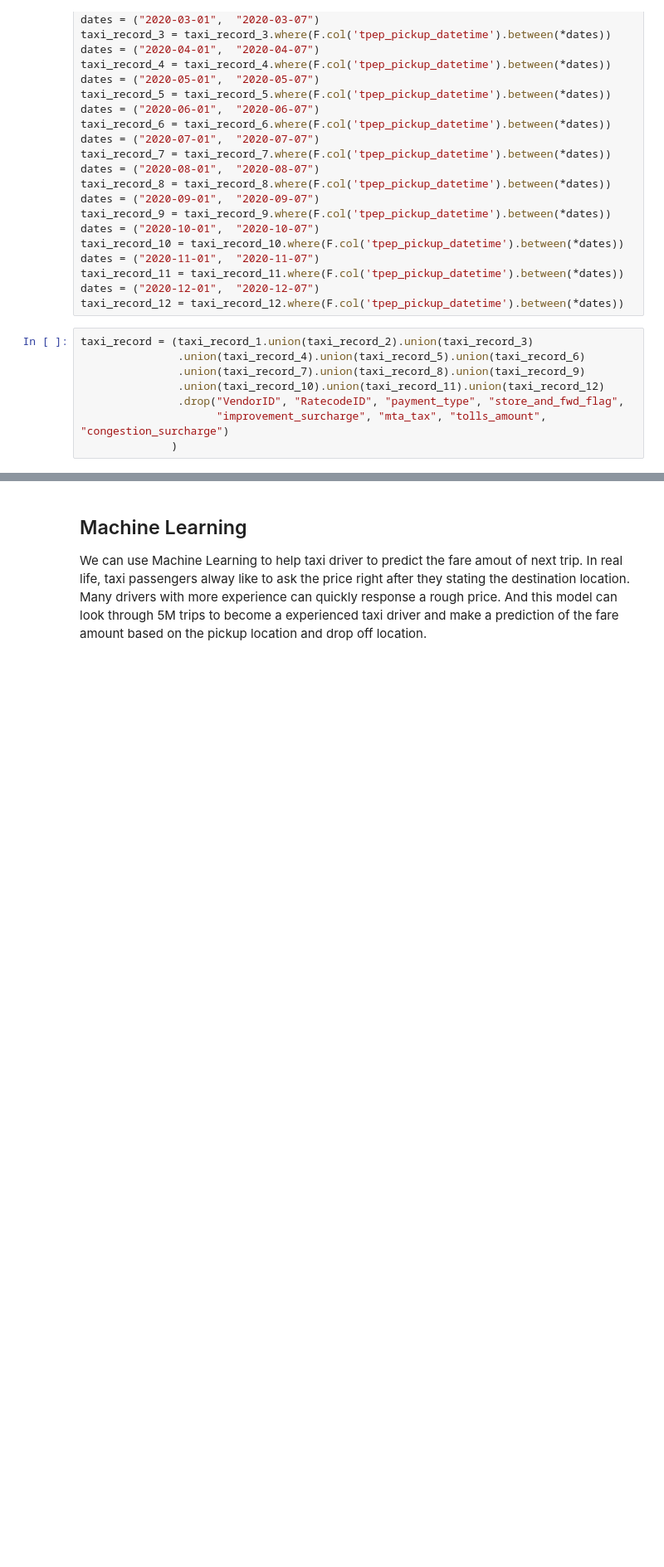
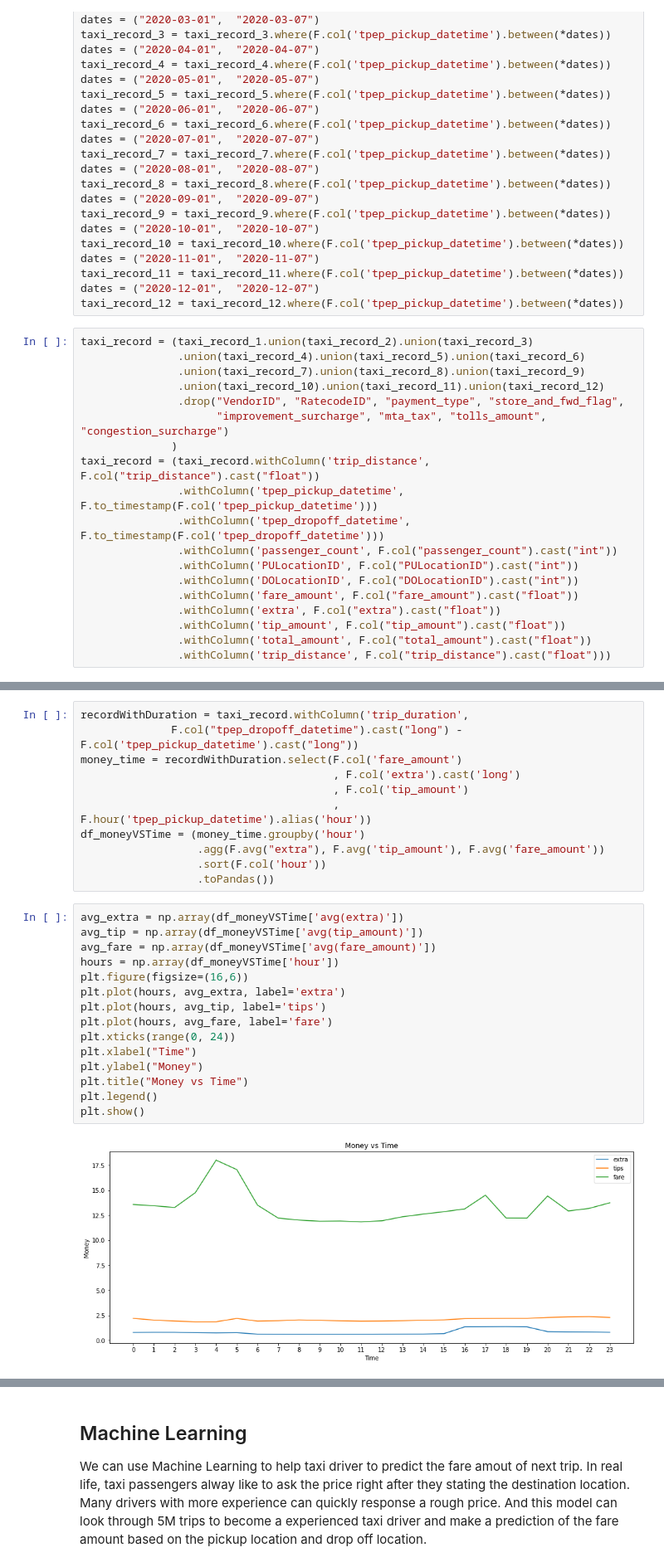
Before and after one commit to heweiron/taxi_trip_report, a Jupyter notebook: taxi_data_report.ipynb, the cells around one changed output, grey strips where cells are left out. Shown at 83% size. Saved outputs shown, nothing was run; the diff lists cells and outputs as text; blank space fills up the shorter version.

```diff
--- a/taxi_data_report.ipynb
+++ b/taxi_data_report.ipynb
@@ -81,6 +83,17 @@ taxi_record = (taxi_record_1.union(taxi_record_2).union(taxi_record_3)
                .drop("VendorID", "RatecodeID", "payment_type", "store_and_fwd_flag",
                      "improvement_surcharge", "mta_tax", "tolls_amount", "congestion_surcharge")
               )
+taxi_record = (taxi_record.withColumn('trip_distance', F.col("trip_distance").cast("float"))
+               .withColumn('tpep_pickup_datetime', F.to_timestamp(F.col('tpep_pickup_datetime')))
+               .withColumn('tpep_dropoff_datetime', F.to_timestamp(F.col('tpep_dropoff_datetime')))
+               .withColumn('passenger_count', F.col("passenger_count").cast("int"))
+               .withColumn('PULocationID', F.col("PULocationID").cast("int"))
+               .withColumn('DOLocationID', F.col("DOLocationID").cast("int"))
+               .withColumn('fare_amount', F.col("fare_amount").cast("float"))
+               .withColumn('extra', F.col("extra").cast("float"))
+               .withColumn('tip_amount', F.col("tip_amount").cast("float"))
+               .withColumn('total_amount', F.col("total_amount").cast("float"))
+               .withColumn('trip_distance', F.col("trip_distance").cast("float")))
 # %%
 taxi_record.head()
 # %% [output]
@@ -183,0 +195,28 @@ For taxi drivers, of course the most important thing is money. We want to know t
+# %%
+recordWithDuration = taxi_record.withColumn('trip_duration',
+              F.col("tpep_dropoff_datetime").cast("long") - F.col('tpep_pickup_datetime').cast("long"))
+money_time = recordWithDuration.select(F.col('fare_amount')
+                                       , F.col('extra').cast('long')
+                                       , F.col('tip_amount')
+                                       , F.hour('tpep_pickup_datetime').alias('hour'))
+df_moneyVSTime = (money_time.groupby('hour')
+                  .agg(F.avg("extra"), F.avg('tip_amount'), F.avg('fare_amount'))
+                  .sort(F.col('hour'))
+                  .toPandas())
+# %%
+avg_extra = np.array(df_moneyVSTime['avg(extra)'])
+avg_tip = np.array(df_moneyVSTime['avg(tip_amount)'])
+avg_fare = np.array(df_moneyVSTime['avg(fare_amount)'])
+hours = np.array(df_moneyVSTime['hour'])
+plt.figure(figsize=(16,6))
+plt.plot(hours, avg_extra, label='extra')
+plt.plot(hours, avg_tip, label='tips')
+plt.plot(hours, avg_fare, label='fare')
+plt.xticks(range(0, 24))
+plt.xlabel("Time")
+plt.ylabel("Money")
+plt.title("Money vs Time")
+plt.legend()
+plt.show()
+# %% [output]
+[figure, added]
```
Also changed, not shown: parts of 34 cells of this notebook, 59 other files.
